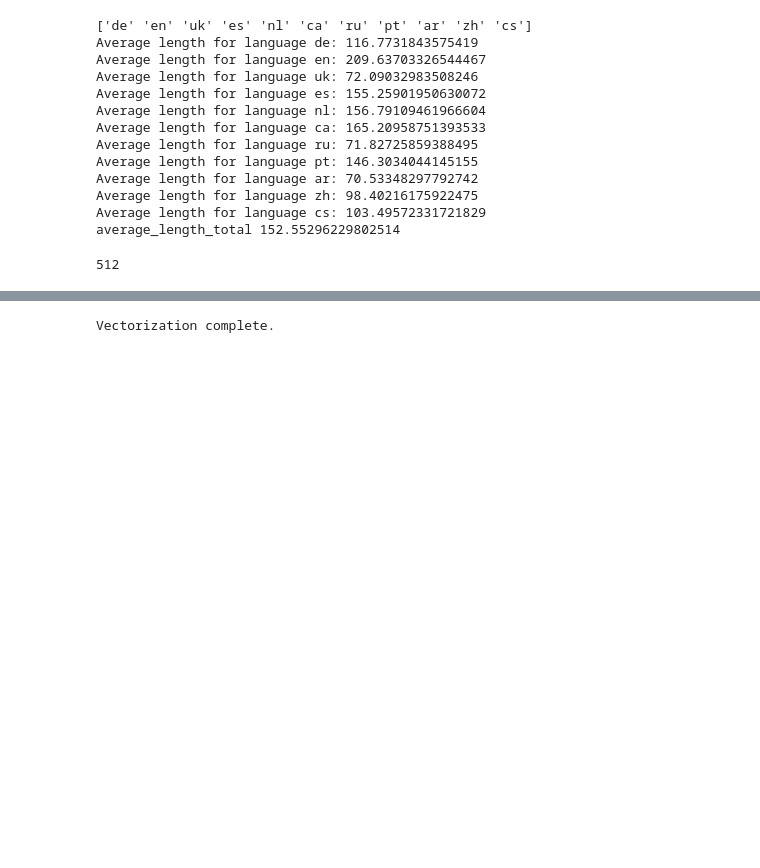
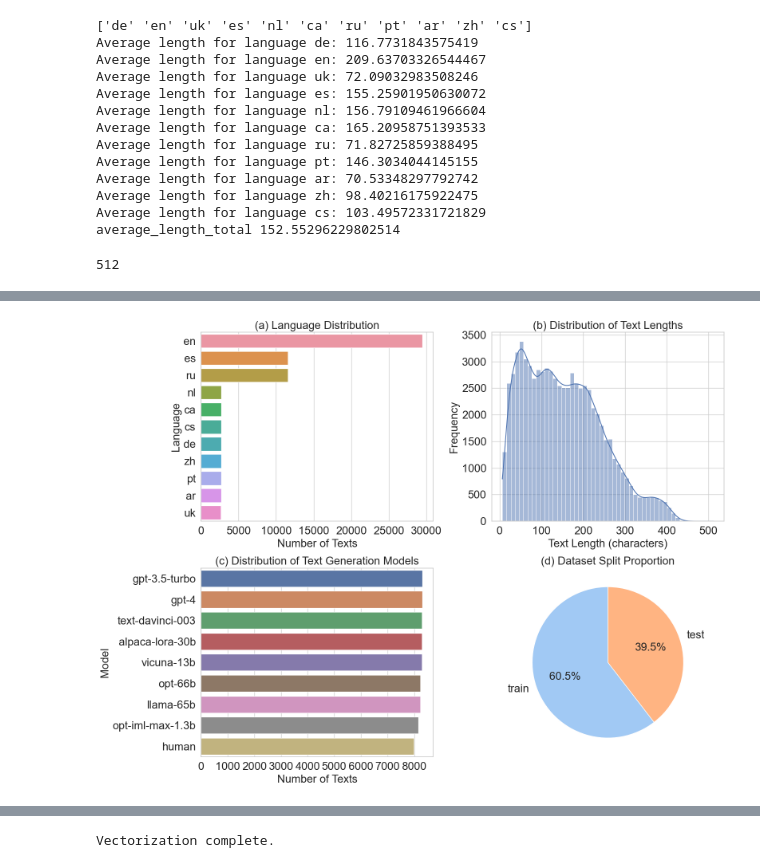
Before and after one commit to gurnameh-99/Multilingual-MGT-classification, a Jupyter notebook: multitude.ipynb, the cells around one changed output, grey strips where cells are left out. Saved outputs shown, nothing was run; the diff lists cells and outputs as text; code cells hidden in the pictures; blank space fills up the shorter version.

```diff
--- a/multitude.ipynb
+++ b/multitude.ipynb
@@ -115,3 +168,50 @@ plt.show()
+# %%
+import matplotlib.pyplot as plt
+import seaborn as sns
+import pandas as pd
+
+# increase the text size
+
+
+# Set the aesthetic style for the plots
+sns.set(style="whitegrid")
+
+# Creating a figure to hold the plots
+fig, axes = plt.subplots(2, 2, figsize=(16, 12))
+
+# Bar Chart of Languages (a)
+sns.countplot(y=df['language'], order=df['language'].value_counts().index, ax=axes[0, 0])
+axes[0, 0].set_title('(a) Language Distribution')
+axes[0, 0].set_xlabel('Number of Texts')
+axes[0, 0].set_ylabel('Language')
+
+# Histogram of Text Lengths (b)
+sns.histplot(df['length'], bins=50, kde=True, ax=axes[0, 1])
+axes[0, 1].set_title('(b) Distribution of Text Lengths')
+axes[0, 1].set_xlabel('Text Length (characters)')
+axes[0, 1].set_ylabel('Frequency')
+
+
+
+# Bar Chart of Models Used (c)
+model_order = df['multi_label'].value_counts().index
+sns.countplot(y=df['multi_label'], order=model_order, ax=axes[1, 0])
+axes[1, 0].set_title('(c) Distribution of Text Generation Models')
+axes[1, 0].set_xlabel('Number of Texts')
+axes[1, 0].set_ylabel('Model')
+
+# Pie Chart of df Splits (d)
+axes[1, 1].pie(df['split'].value_counts(), labels=df['split'].value_counts().index, autopct='%1.1f%%', startangle=90, colors=sns.color_palette("pastel"), textprops={'fontsize': 20})
+axes[1, 1].set_title('(d) Dataset Split Proportion')
+# increase the text size
+for ax in axes.flatten():
+    for item in ([ax.title, ax.xaxis.label, ax.yaxis.label] +
+                 ax.get_xticklabels() + ax.get_yticklabels()):
+        item.set_fontsize(20)
+plt.tight_layout()
+plt.show()
+# %% [output]
+[figure, added]
 # %%
 #training a ensemble voting classifier on all languages together
 X_train = train_df['text']
```
Also changed, not shown: parts of 13 cells of this notebook, 47 other files.
